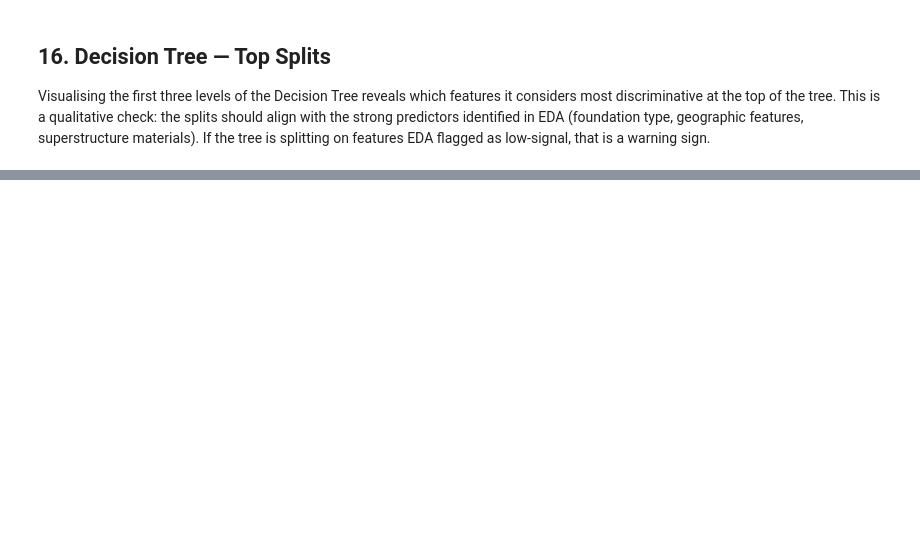
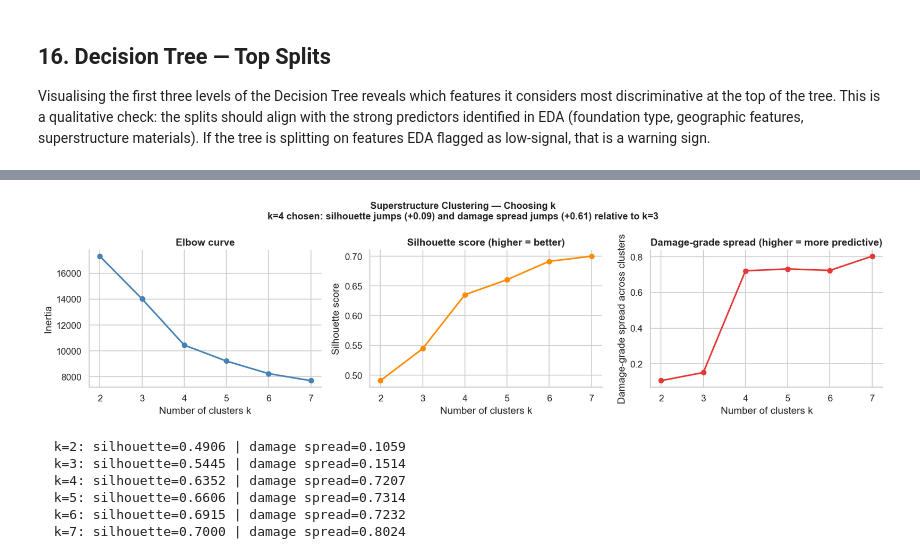
Before and after one commit to MaxBucks75/modeling-earthquake-damage, a Jupyter notebook: notebooks/earthquake_damage.ipynb, the cells around one changed output, grey strips where cells are left out. Drawn from its saved outputs; the diff is of its cells as text; code cells hidden in the pictures; blank space fills up the shorter version.

```diff
--- a/notebooks/earthquake_damage.ipynb
+++ b/notebooks/earthquake_damage.ipynb
@@ -1089,0 +1434,60 @@ in the data.
+# %%
+from sklearn.cluster import MiniBatchKMeans
+from sklearn.metrics import silhouette_score
+
+# ── Elbow + silhouette + damage-spread analysis ───────────────────────────────
+ss_matrix = df[superstructure_cols].values  # full dataset for fitting
+sample_idx = np.random.choice(len(ss_matrix), 30000, replace=False)
+sample_X   = ss_matrix[sample_idx]
+sample_y   = df['damage_grade'].values[sample_idx]
+
+k_range    = range(2, 8)
+inertias, silhouettes, spreads = [], [], []
+
+for k in k_range:
+    km = MiniBatchKMeans(n_clusters=k, random_state=42, n_init=5)
+    labels = km.fit_predict(sample_X)
+    inertias.append(km.inertia_)
+    silhouettes.append(silhouette_score(sample_X, labels,
+                                        sample_size=5000, random_state=42))
+    means = [sample_y[labels == c].mean() for c in range(k)]
+    spreads.append(max(means) - min(means))
+
+# ── Three-panel diagnostic plot ────────────────────────────────────────────────
+fig, axes = plt.subplots(1, 3, figsize=(15, 4))
+
+axes[0].plot(list(k_range), inertias, marker='o', color='steelblue', linewidth=2)
+axes[0].set_xlabel('Number of clusters k')
+axes[0].set_ylabel('Inertia')
+axes[0].set_title('Elbow curve', fontweight='bold')
+axes[0].set_xticks(list(k_range))
+
+axes[1].plot(list(k_range), silhouettes, marker='o', color='darkorange', linewidth=2)
+axes[1].set_xlabel('Number of clusters k')
+axes[1].set_ylabel('Silhouette score')
+axes[1].set_title('Silhouette score (higher = better)', fontweight='bold')
+axes[1].set_xticks(list(k_range))
+
+axes[2].plot(list(k_range), spreads, marker='o', color='#E53935', linewidth=2)
+axes[2].set_xlabel('Number of clusters k')
+axes[2].set_ylabel('Damage-grade spread across clusters')
+axes[2].set_title('Damage-grade spread (higher = more predictive)', fontweight='bold')
+axes[2].set_xticks(list(k_range))
+
+fig.suptitle('Superstructure Clustering — Choosing k\n'
+             'k=4 chosen: silhouette jumps (+0.09) and damage spread jumps (+0.61) relative to k=3',
+             fontsize=12, fontweight='bold')
+plt.tight_layout()
+plt.savefig('fig_cluster_selection.png', bbox_inches='tight')
+plt.show()
+
+for k, sil, sp in zip(k_range, silhouettes, spreads):
+    print(f"  k={k}: silhouette={sil:.4f} | damage spread={sp:.4f}")
+# %% [output]
+[figure, added]
+  k=2: silhouette=0.4906 | damage spread=0.1059
+  k=3: silhouette=0.5445 | damage spread=0.1514
+  k=4: silhouette=0.6352 | damage spread=0.7207
+  k=5: silhouette=0.6606 | damage spread=0.7314
+  k=6: silhouette=0.6915 | damage spread=0.7232
+  k=7: silhouette=0.7000 | damage spread=0.8024
```
Also changed, not shown: parts of 31 cells of this notebook, 11 other files.
